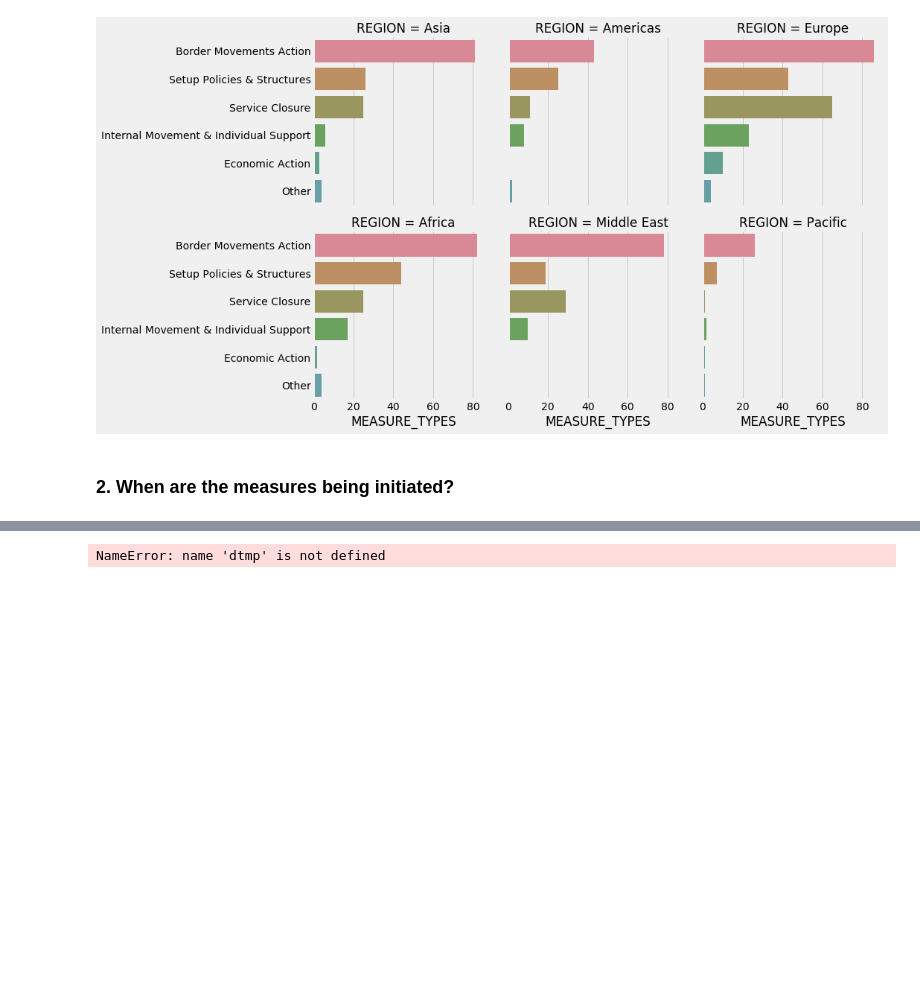
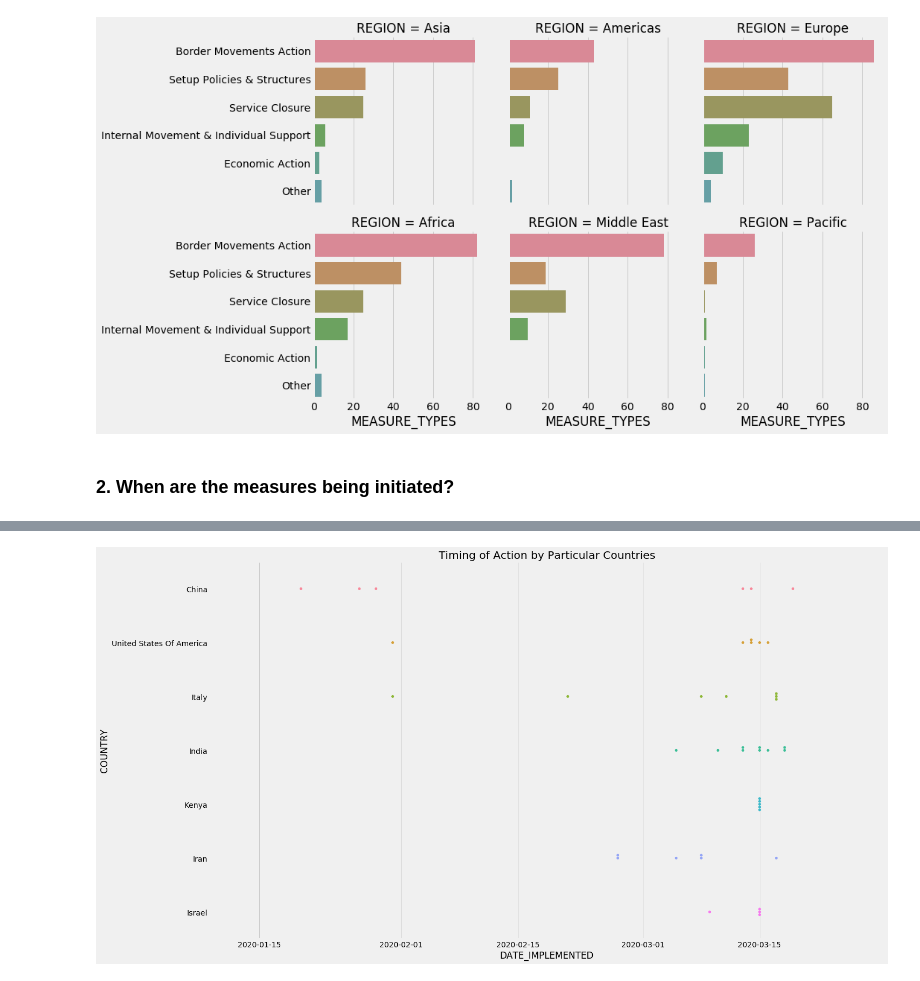
Before and after one commit to bilha-analytics/DataSaysWhat, a Jupyter notebook: ncov19/quick_view_covid-19.ipynb, the cells around one changed output, grey strips where cells are left out. Drawn from its saved outputs; the diff is of its cells as text; code cells hidden in the pictures; blank space fills up the shorter version.

```diff
--- a/ncov19/quick_view_covid-19.ipynb
+++ b/ncov19/quick_view_covid-19.ipynb
@@ -124,5 +127,5 @@ swarm_grouped( 'Timing of Action by Region', 'DATE_IMPLEMENTED', 'REGION', ['REG
 # %%
-dtmp = df[ df.ISO.isin( hyperz + compz ) & dtmp.DATE_IMPLEMENTED.notna()]
+dtmp = df_dated[ df_dated.ISO.isin( hyperz + compz ) ]
 swarm_grouped( 'Timing of Action by Particular Countries', 'DATE_IMPLEMENTED', 'COUNTRY', ['COUNTRY', 'DATE_IMPLEMENTED'], ddata=dtmp)
 # %% [output]
-NameError: name 'dtmp' is not defined
+[figure, added]
```
Also changed, not shown: parts of 3 cells of this notebook.
